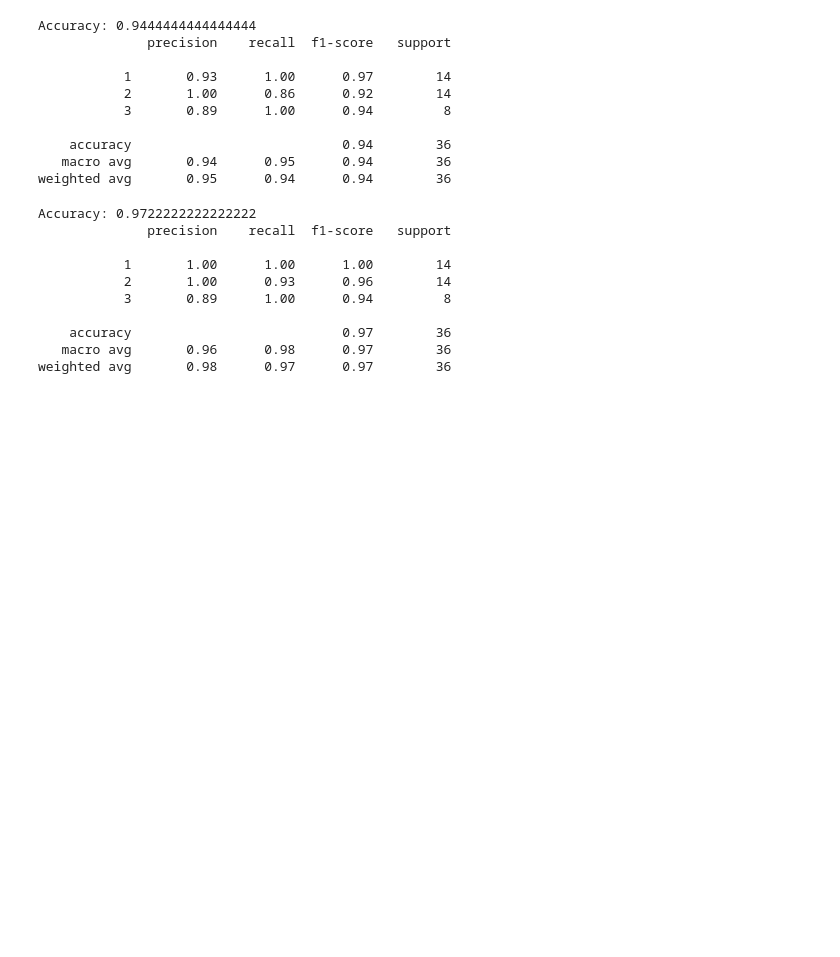
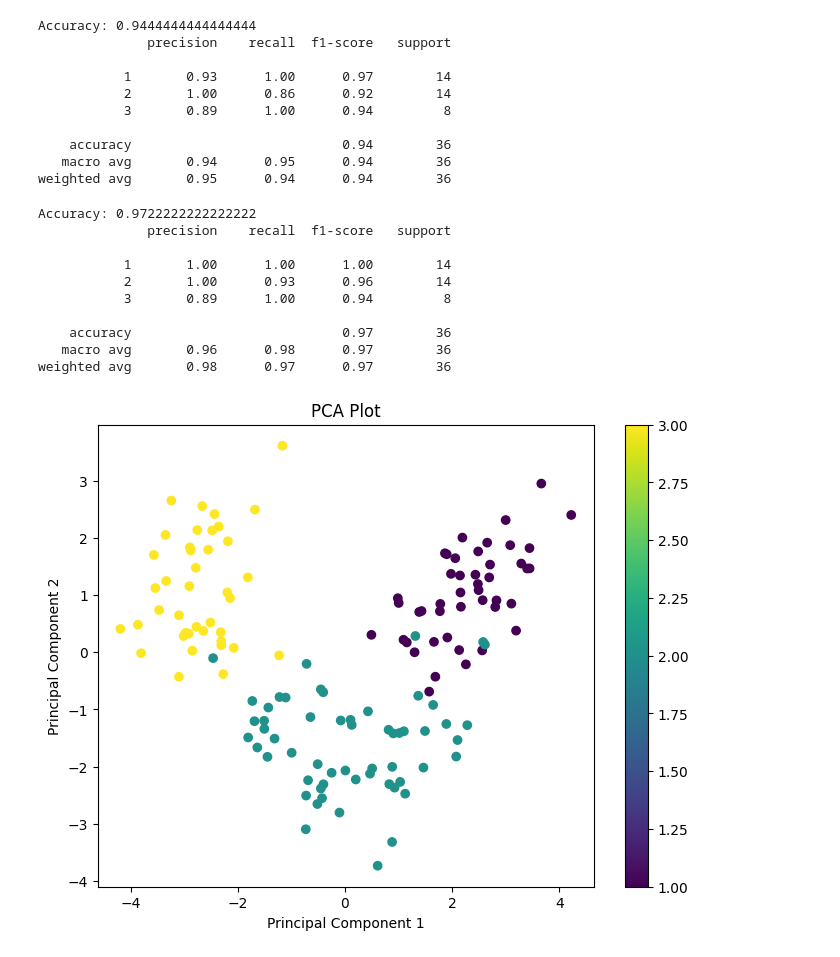
Before and after one commit to KUMAR-AYUSH1/PCA, a Jupyter notebook: pca.ipynb, the cells around one changed output. Drawn from its saved outputs; the diff is of its cells as text; code cells hidden in the pictures; blank space fills up the shorter version.

Commit message:
making plot

```diff
--- a/pca.ipynb
+++ b/pca.ipynb
@@ -83,3 +83,15 @@ Accuracy: 0.9722222222222222
     accuracy                           0.97        36
    macro avg       0.96      0.98      0.97        36
 weighted avg       0.98      0.97      0.97        36
+# %%
+import matplotlib.pyplot as plt
+
+plt.figure(figsize=(8, 6))
+plt.scatter(x_train_pca[:, 0], x_train_pca[:, 1], c=y_train, cmap='viridis')
+plt.xlabel('Principal Component 1')
+plt.ylabel('Principal Component 2')
+plt.title('PCA Plot')
+plt.colorbar()
+plt.show()
+# %% [output]
+[figure, added]
```
Also changed, not shown: parts of 1 cell of this notebook.
